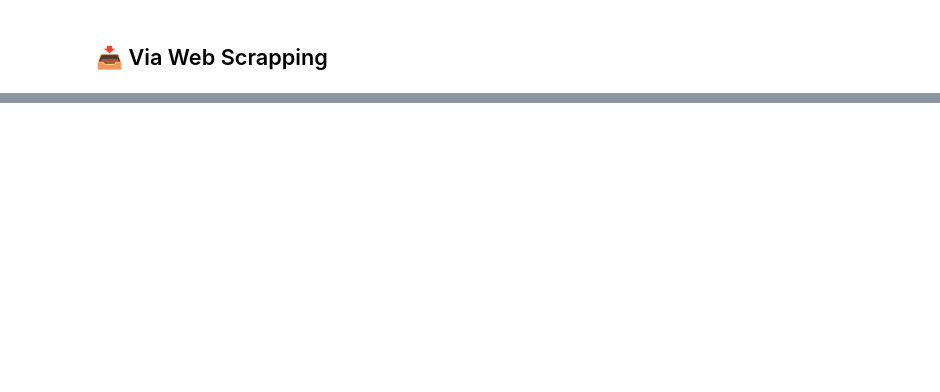
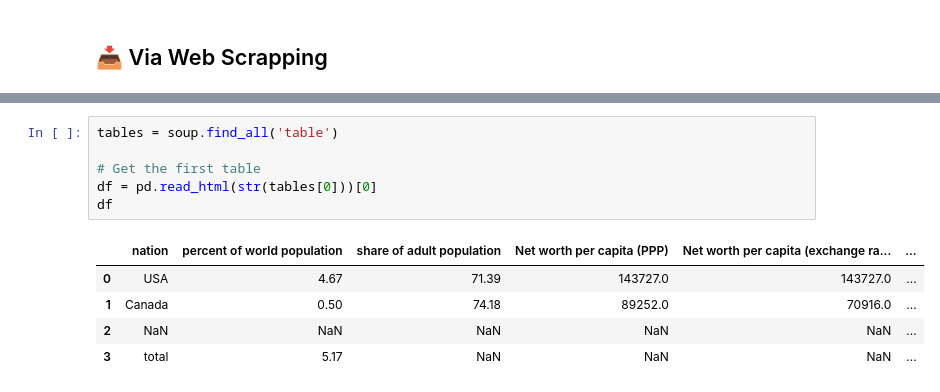
Before and after one commit to kellej6/IT4063C.github.io, a Jupyter notebook: content/course-notes/5.working-with-data/2.data-sources.ipynb, the cells around one changed output, grey strips where cells are left out. Cells and saved outputs as stored; diff of their text form; blank space fills up the shorter version.

```diff
--- a/content/course-notes/5.working-with-data/2.data-sources.ipynb
+++ b/content/course-notes/5.working-with-data/2.data-sources.ipynb
@@ -447,0 +556,12 @@ df.head()
+# %%
+tables = soup.find_all('table')
+
+# Get the first table
+df = pd.read_html(str(tables[0]))[0]
+df
+# %% [output]
+|  | nation | percent of world population | share of adult population | Net worth per capita (PPP) | Net worth per capita (exchange ra... | ... |
+| 0 | USA | 4.67 | 71.39 | 143727.0 | 143727.0 | ... |
+| 1 | Canada | 0.50 | 74.18 | 89252.0 | 70916.0 | ... |
+| 2 | NaN | NaN | NaN | NaN | NaN | ... |
+| 3 | total | 5.17 | NaN | NaN | NaN | ... |
```
Also changed, not shown: parts of 13 cells of this notebook, 8 other files.
